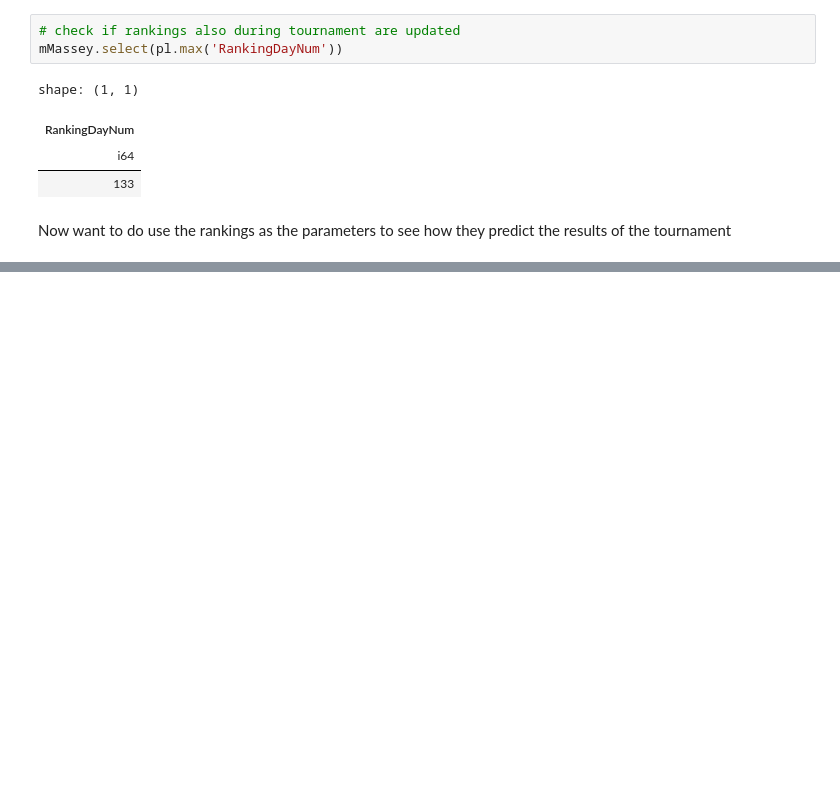
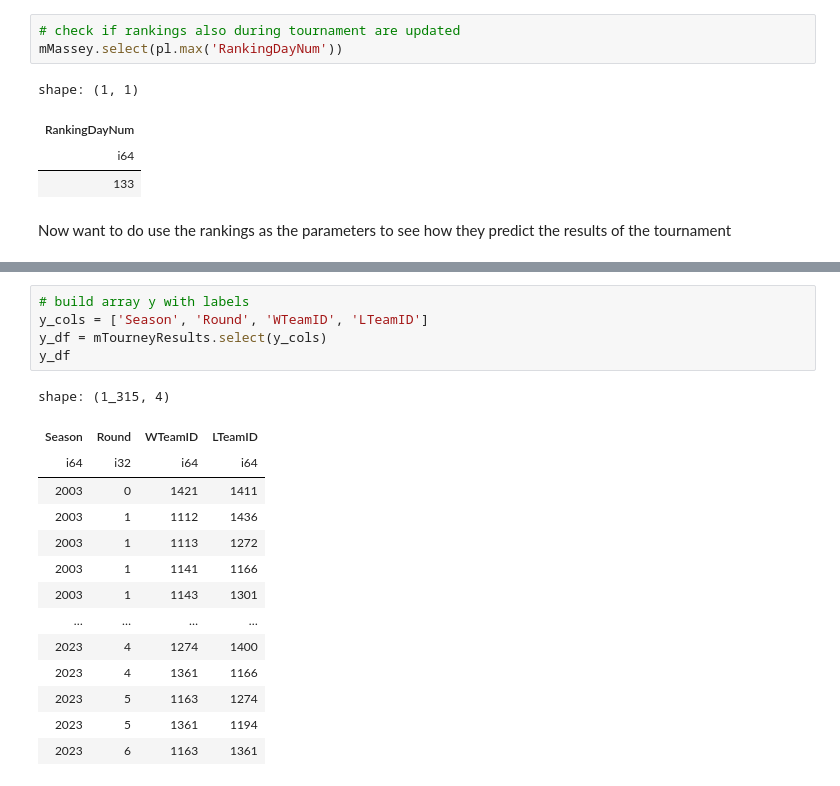
Before and after one commit to nhundo99/march_mania_24, a Jupyter notebook: PubRank.ipynb, the cells around one changed output, grey strips where cells are left out. Cells and saved outputs as stored; diff of their text form; blank space fills up the shorter version.

Commit message:
preperation of t tensor for labels

```diff
--- a/PubRank.ipynb
+++ b/PubRank.ipynb
@@ -172,0 +194,20 @@ Now want to do use the rankings as the parameters to see how they predict the re
+# %%
+# build array y with labels
+y_cols = ['Season', 'Round', 'WTeamID', 'LTeamID']
+y_df = mTourneyResults.select(y_cols)
+y_df
+# %% [output]
+shape: (1_315, 4)
+| Season | Round | WTeamID | LTeamID |
+| i64 | i32 | i64 | i64 |
+| 2003 | 0 | 1421 | 1411 |
+| 2003 | 1 | 1112 | 1436 |
+| 2003 | 1 | 1113 | 1272 |
+| 2003 | 1 | 1141 | 1166 |
+| 2003 | 1 | 1143 | 1301 |
+| … | … | … | … |
+| 2023 | 4 | 1274 | 1400 |
+| 2023 | 4 | 1361 | 1166 |
+| 2023 | 5 | 1163 | 1274 |
+| 2023 | 5 | 1361 | 1194 |
+| 2023 | 6 | 1163 | 1361 |
```
Also changed, not shown: parts of 5 cells of this notebook.
